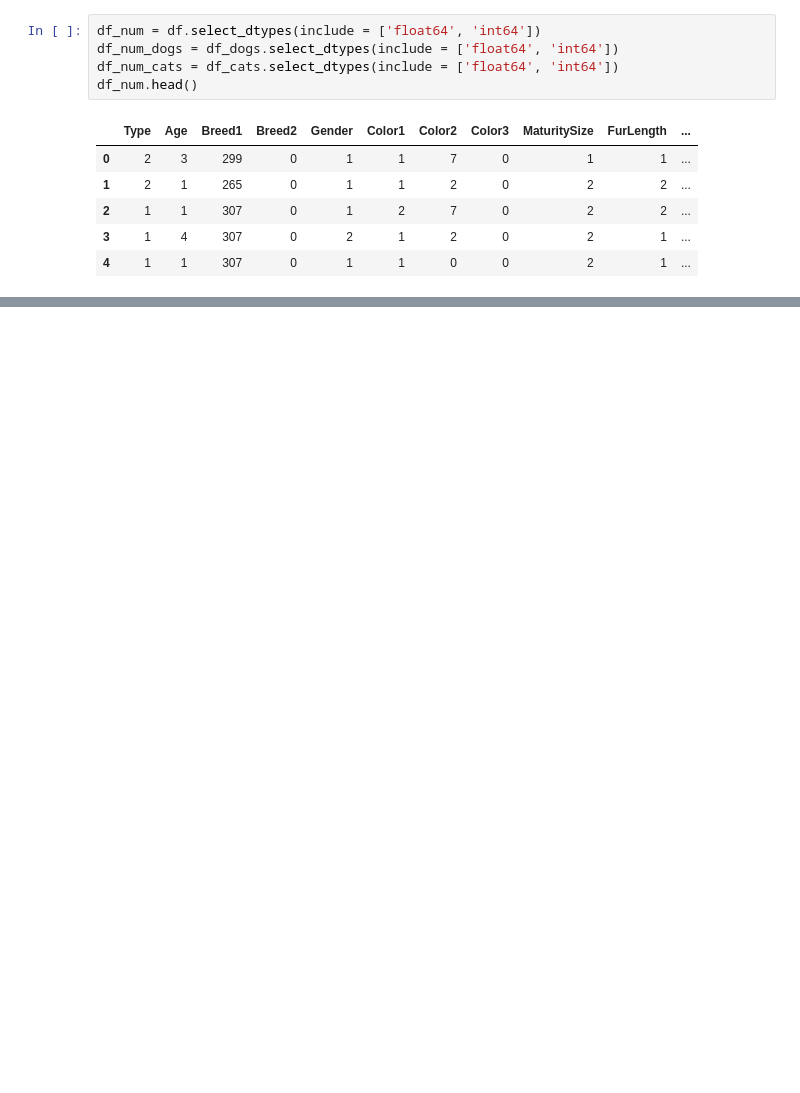
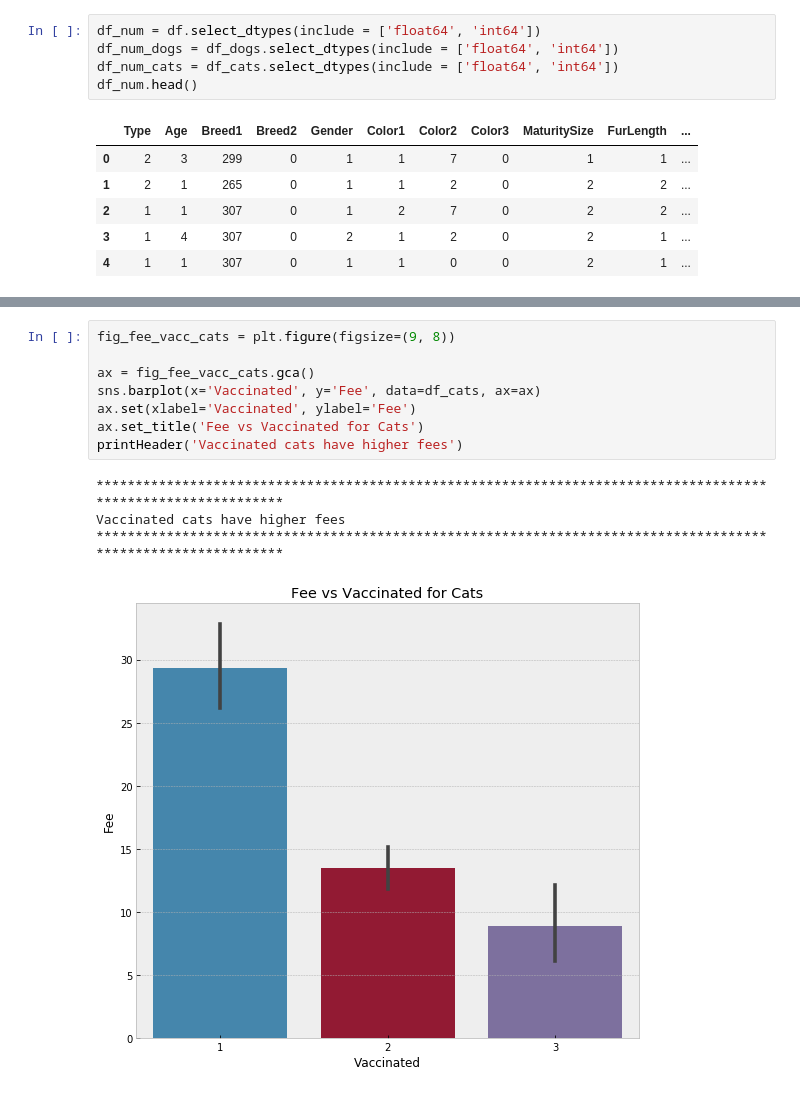
Before and after one commit to bfrison/CEBD1160, a Jupyter notebook: project/project_graphs.ipynb, the cells around one changed output, grey strips where cells are left out. Saved outputs shown, nothing was run; the diff lists cells and outputs as text; blank space fills up the shorter version.

```diff
--- a/project/project_graphs.ipynb
+++ b/project/project_graphs.ipynb
@@ -579,0 +501,13 @@ sns.heatmap(corr[(corr >= 0.1) | (corr <= -0.1)],
+# %%
+fig_fee_vacc_cats = plt.figure(figsize=(9, 8))
+
+ax = fig_fee_vacc_cats.gca()
+sns.barplot(x='Vaccinated', y='Fee', data=df_cats, ax=ax)
+ax.set(xlabel='Vaccinated', ylabel='Fee')
+ax.set_title('Fee vs Vaccinated for Cats')
+printHeader('Vaccinated cats have higher fees')
+# %% [output]
+**************************************************************************************************************
+Vaccinated cats have higher fees
+**************************************************************************************************************
+[figure, added]
```
Also changed, not shown: parts of 63 cells of this notebook.
